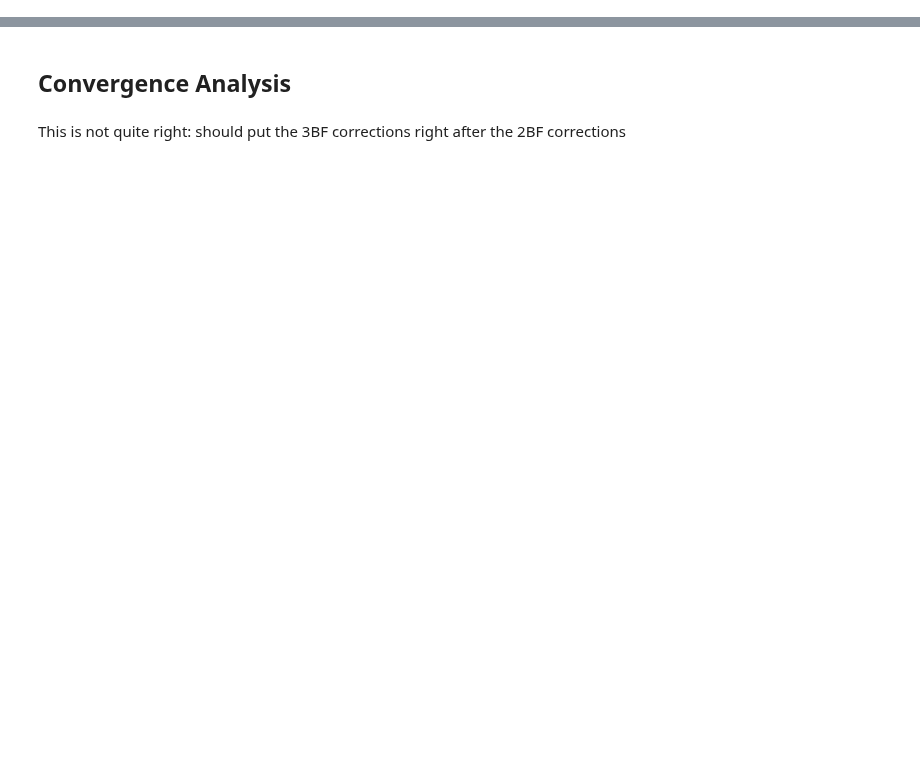
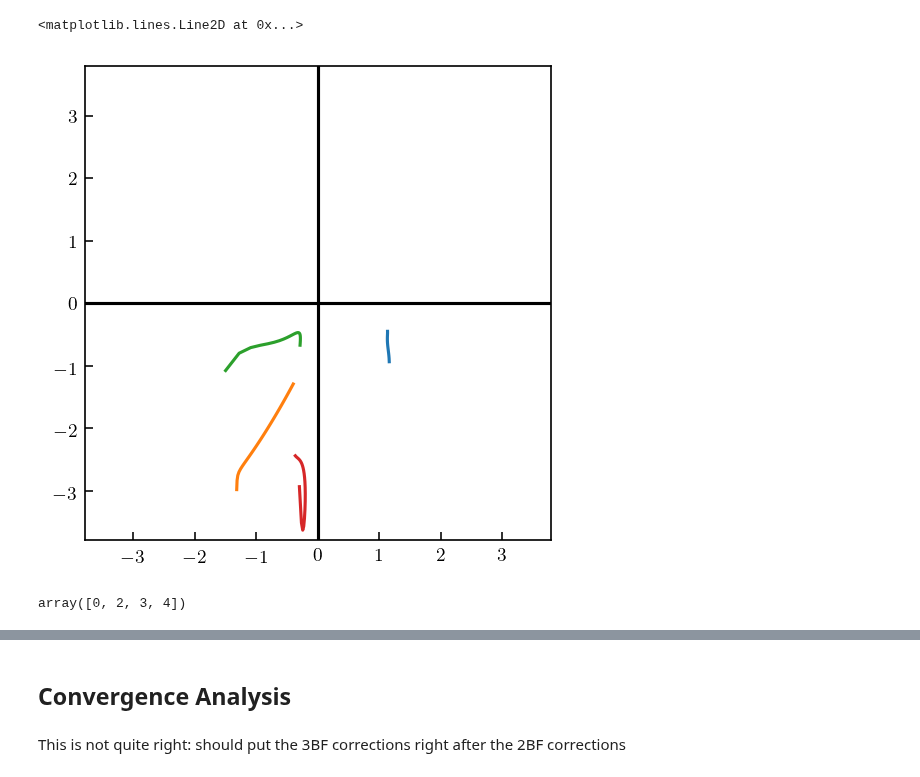
Before and after one commit to buqeye/nuclear-matter-convergence, a Jupyter notebook: analysis/3BF_convergence.ipynb, the cells around one changed output, grey strips where cells are left out. Saved outputs shown, nothing was run; the diff lists cells and outputs as text; code cells hidden in the pictures; blank space fills up the shorter version.

```diff
--- a/analysis/3BF_convergence.ipynb
+++ b/analysis/3BF_convergence.ipynb
@@ -296,0 +342,17 @@ fig.savefig(f'coeffs_nuclear_matter_compare_2bf_3bf')
+# %%
+fig, ax = plt.subplots(figsize=(3.4, 3.4))
+for i, n in enumerate(orders):
+    ax.plot(coeffs_n_2bf[:, i], coeffs_s_2bf[:, i])
+
+lim_max = np.max(np.abs([*ax.get_ylim(), *ax.get_xlim()]))
+ax.set_xlim(-lim_max, lim_max)
+ax.set_ylim(-lim_max, lim_max)
+ax.axvline(0, 0, 1, c='k')
+ax.axhline(0, 0, 1, c='k')
+# %% [output]
+<matplotlib.lines.Line2D at 0x...>
+[figure, added]
+# %%
+orders
+# %% [output]
+array([0, 2, 3, 4])
```
Also changed, not shown: parts of 70 cells of this notebook.
